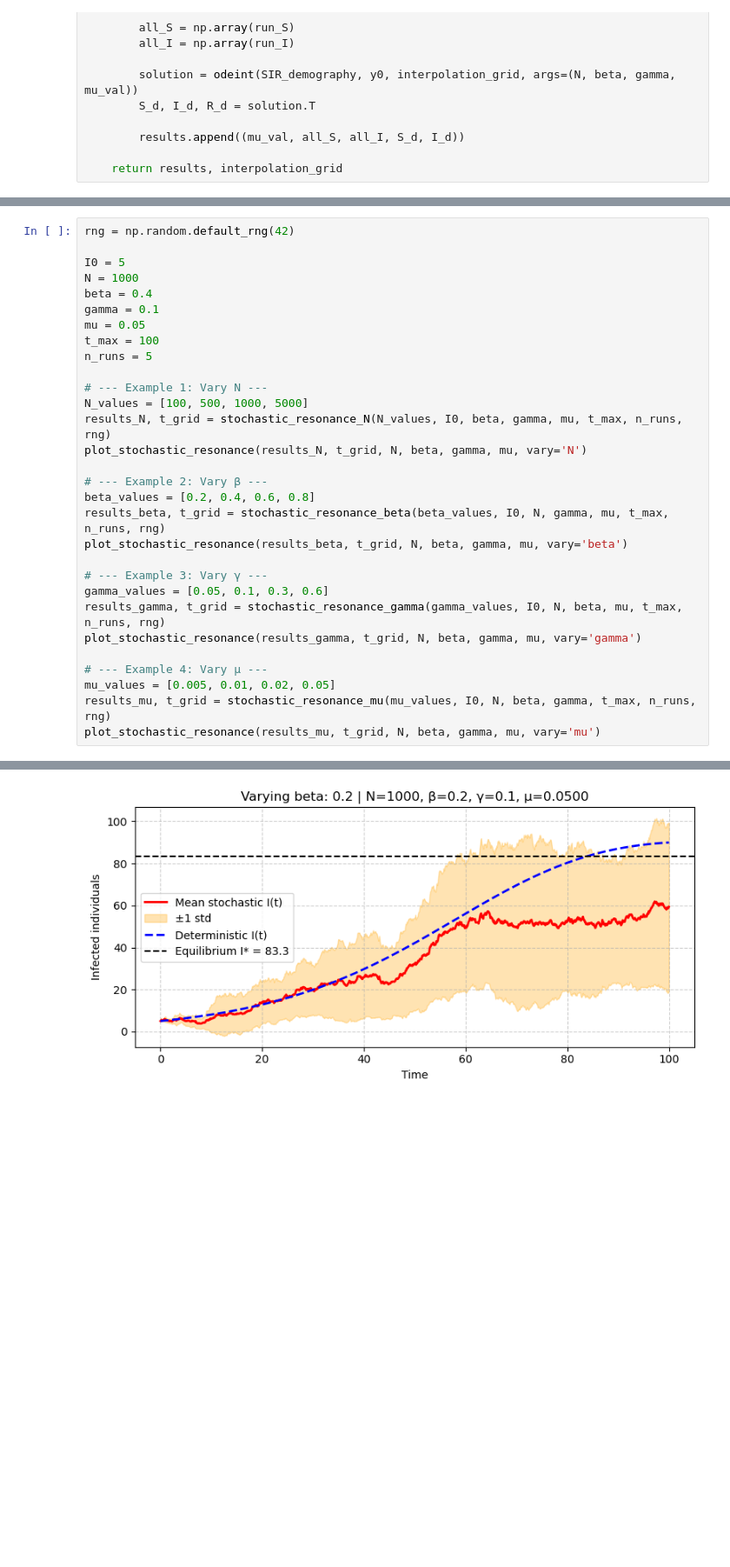
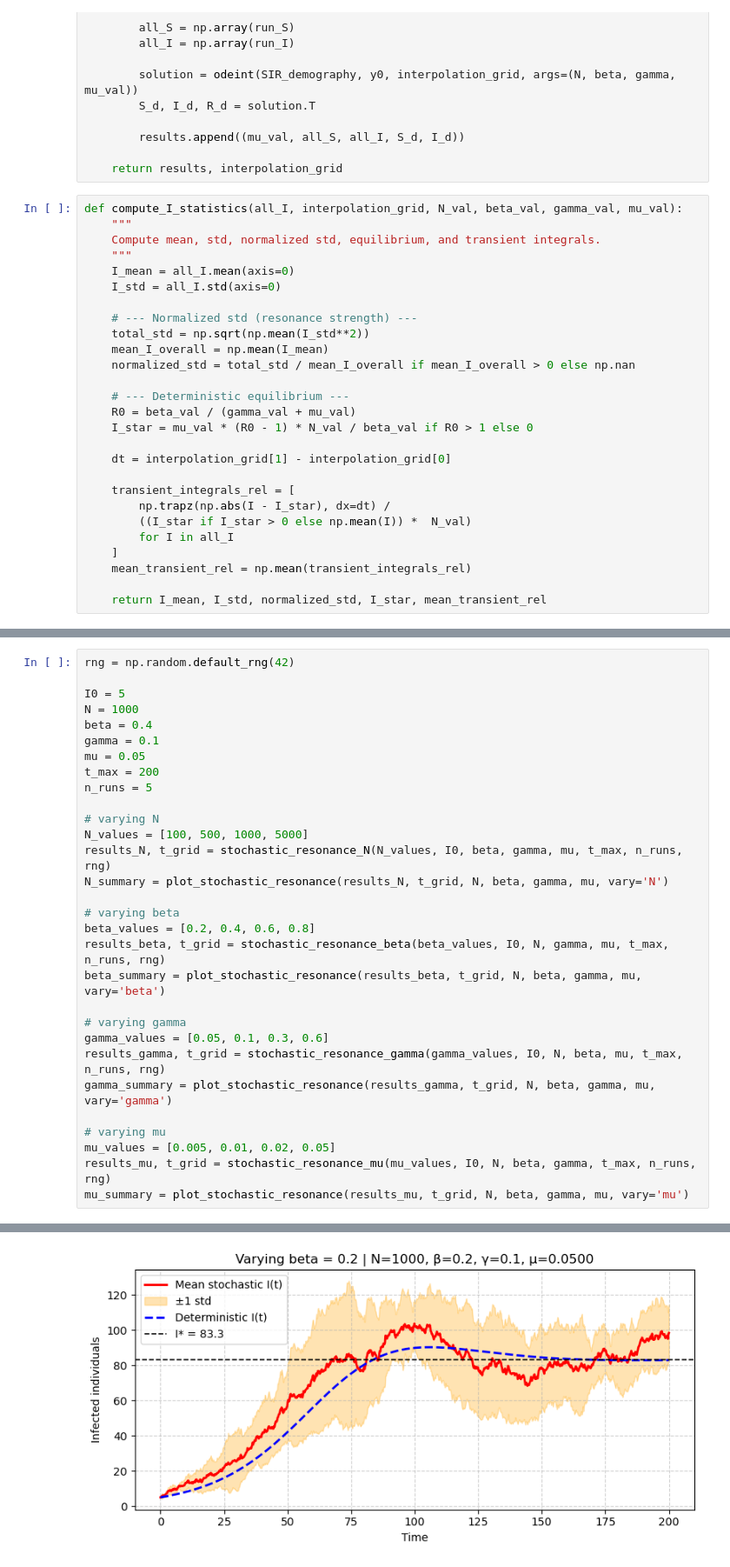
Before and after one commit to Jensen-25/intro_comp_sc_ass2, a Jupyter notebook: Version_jensen.ipynb, the cells around one changed output, grey strips where cells are left out. Shown at 87% size. Drawn from its saved outputs; the diff is of its cells as text; blank space fills up the shorter version.

```diff
--- a/Version_jensen.ipynb
+++ b/Version_jensen.ipynb
@@ -380,6 +392,33 @@ def stochastic_resonance_mu(mu_values, I0, N, beta, gamma, t_max, n_runs, rng):
         results.append((mu_val, all_S, all_I, S_d, I_d))
 
     return results, interpolation_grid
+# %%
+def compute_I_statistics(all_I, interpolation_grid, N_val, beta_val, gamma_val, mu_val):
+    """
+    Compute mean, std, normalized std, equilibrium, and transient integrals.
+    """
+    I_mean = all_I.mean(axis=0)
+    I_std = all_I.std(axis=0)
+
+    # --- Normalized std (resonance strength) ---
+    total_std = np.sqrt(np.mean(I_std**2))
+    mean_I_overall = np.mean(I_mean)
+    normalized_std = total_std / mean_I_overall if mean_I_overall > 0 else np.nan
+
+    # --- Deterministic equilibrium ---
+    R0 = beta_val / (gamma_val + mu_val)
+    I_star = mu_val * (R0 - 1) * N_val / beta_val if R0 > 1 else 0
+
+    dt = interpolation_grid[1] - interpolation_grid[0]
+
+    transient_integrals_rel = [
+        np.trapz(np.abs(I - I_star), dx=dt) /
+        ((I_star if I_star > 0 else np.mean(I)) *  N_val)
+        for I in all_I
+    ]
+    mean_transient_rel = np.mean(transient_integrals_rel)
+
+    return I_mean, I_std, normalized_std, I_star, mean_transient_rel
 # %%
 def plot_stochastic_resonance(results, interpolation_grid, base_N, base_beta, base_gamma, base_mu, vary):
     """
@@ -431,26 +471,26 @@ N = 1000
 beta = 0.4
 gamma = 0.1
 mu = 0.05
-t_max = 100
+t_max = 200
 n_runs = 5
 
-# --- Example 1: Vary N ---
+# varying N
 N_values = [100, 500, 1000, 5000]
 results_N, t_grid = stochastic_resonance_N(N_values, I0, beta, gamma, mu, t_max, n_runs, rng)
-plot_stochastic_resonance(results_N, t_grid, N, beta, gamma, mu, vary='N')
+N_summary = plot_stochastic_resonance(results_N, t_grid, N, beta, gamma, mu, vary='N')
 
-# --- Example 2: Vary β ---
+# varying beta
 beta_values = [0.2, 0.4, 0.6, 0.8]
 results_beta, t_grid = stochastic_resonance_beta(beta_values, I0, N, gamma, mu, t_max, n_runs, rng)
-plot_stochastic_resonance(results_beta, t_grid, N, beta, gamma, mu, vary='beta')
+beta_summary = plot_stochastic_resonance(results_beta, t_grid, N, beta, gamma, mu, vary='beta')
 
-# --- Example 3: Vary γ ---
+# varying gamma
 gamma_values = [0.05, 0.1, 0.3, 0.6]
 results_gamma, t_grid = stochastic_resonance_gamma(gamma_values, I0, N, beta, mu, t_max, n_runs, rng)
-plot_stochastic_resonance(results_gamma, t_grid, N, beta, gamma, mu, vary='gamma')
+gamma_summary = plot_stochastic_resonance(results_gamma, t_grid, N, beta, gamma, mu, vary='gamma')
 
-# --- Example 4: Vary μ ---
+# varying mu
 mu_values = [0.005, 0.01, 0.02, 0.05]
 results_mu, t_grid = stochastic_resonance_mu(mu_values, I0, N, beta, gamma, t_max, n_runs, rng)
-plot_stochastic_resonance(results_mu, t_grid, N, beta, gamma, mu, vary='mu')
+mu_summary = plot_stochastic_resonance(results_mu, t_grid, N, beta, gamma, mu, vary='mu')
 # %% [output]
@@ -461 +501 @@ plot_stochastic_resonance(results_mu, t_grid, N, beta, gamma, mu, vary='mu')
-[figure, old version]
+[figure, new version]
```
Also changed, not shown: parts of 18 cells of this notebook, 3 other files.
